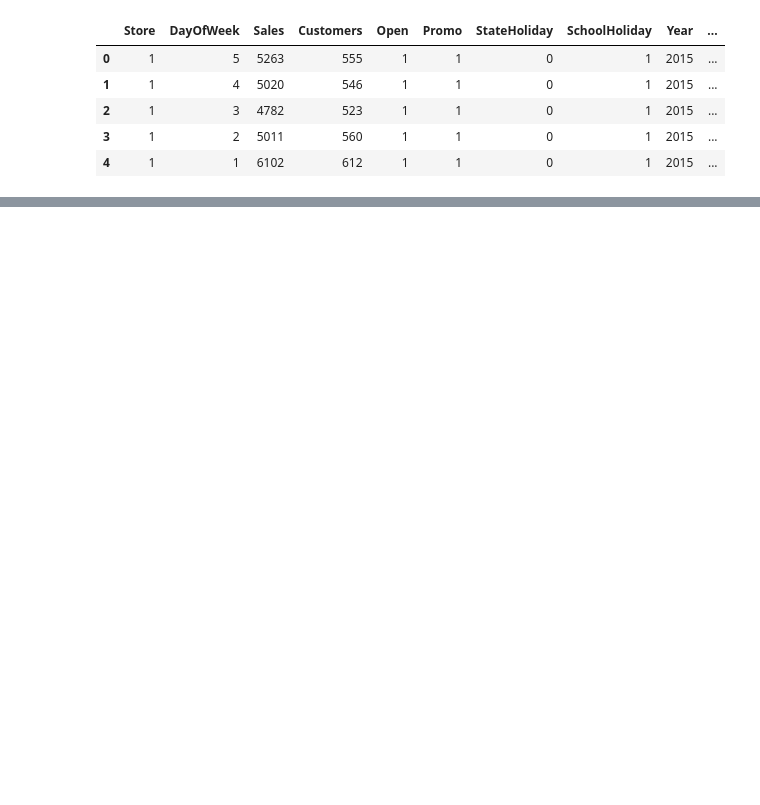
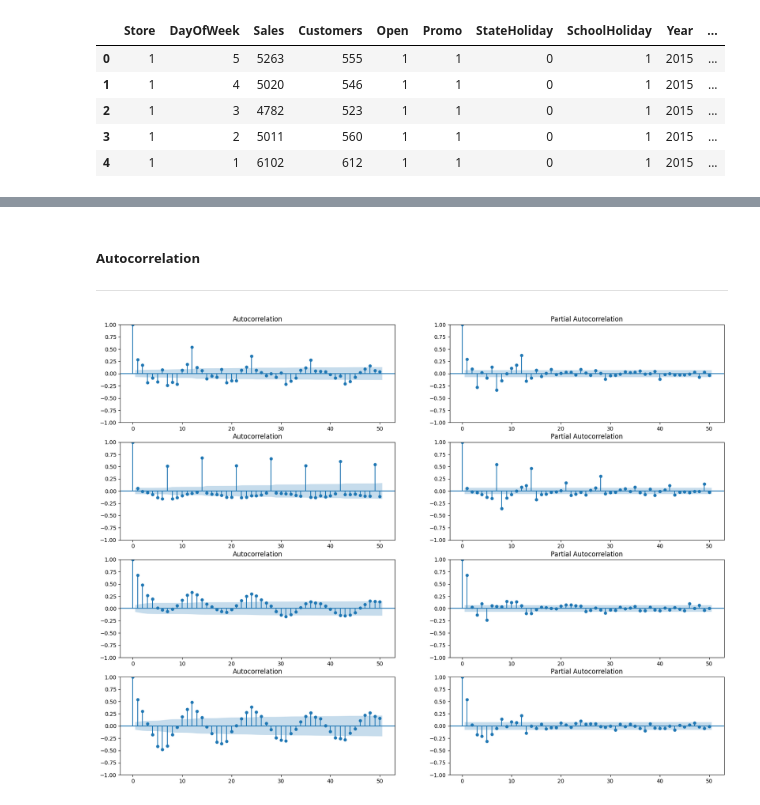
Before and after one commit to factorwonk/complexica_rossman, a Jupyter notebook: rossman-forecast.ipynb, the cells around one changed output, grey strips where cells are left out. Drawn from its saved outputs; the diff is of its cells as text; code cells hidden in the pictures; blank space fills up the shorter version.

```diff
--- a/rossman-forecast.ipynb
+++ b/rossman-forecast.ipynb
@@ -66,0 +142,26 @@ train_store_df.head()
+# %% [markdown]
+##### Autocorrelation
+---
+# %%
+# figure for subplots
+plt.figure(figsize = (20, 15))
+
+# acf and pacf for A
+plt.subplot(421); plot_acf(sales_a, lags = 50, ax = plt.gca())
+plt.subplot(422); plot_pacf(sales_a, lags = 50, ax = plt.gca())
+
+# acf and pacf for B
+plt.subplot(423); plot_acf(sales_b, lags = 50, ax = plt.gca())
+plt.subplot(424); plot_pacf(sales_b, lags = 50, ax = plt.gca())
+
+# acf and pacf for C
+plt.subplot(425); plot_acf(sales_c, lags = 50, ax = plt.gca())
+plt.subplot(426); plot_pacf(sales_c, lags = 50, ax = plt.gca())
+
+# acf and pacf for D
+plt.subplot(427); plot_acf(sales_d, lags = 50, ax = plt.gca())
+plt.subplot(428); plot_pacf(sales_d, lags = 50, ax = plt.gca())
+
+plt.show()
+# %% [output]
+[figure, added]
```
Also changed, not shown: parts of 8 cells of this notebook.
